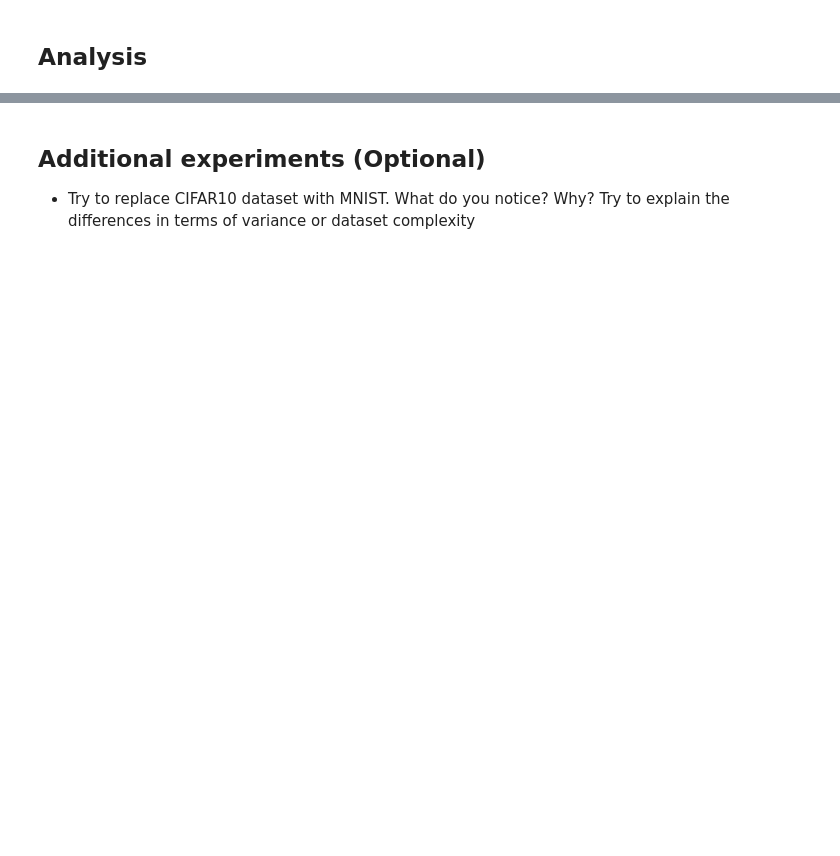
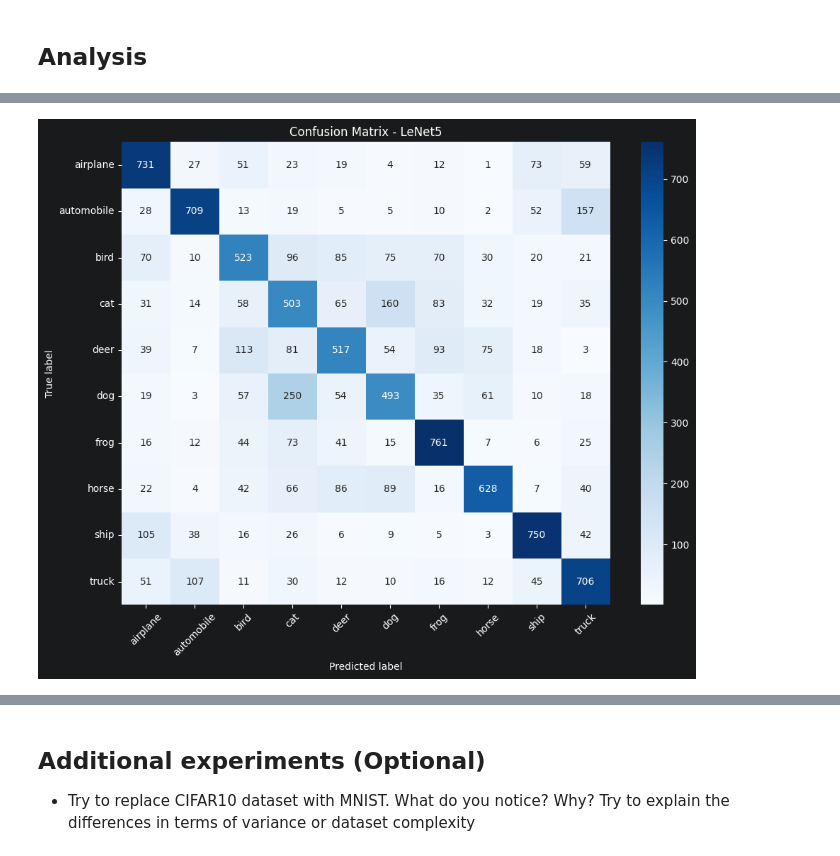
Before and after one commit to carl-lorenz/ML_practicals, a Jupyter notebook: Practical3/3_Buettner_Kortum_Lorenz.ipynb, the cells around one changed output, grey strips where cells are left out. Saved outputs shown, nothing was run; the diff lists cells and outputs as text; code cells hidden in the pictures; blank space fills up the shorter version.

```diff
--- a/Practical3/3_Buettner_Kortum_Lorenz.ipynb
+++ b/Practical3/3_Buettner_Kortum_Lorenz.ipynb
@@ -433,0 +669,26 @@ num_epochs = 20
+# %%
+## TODO: Plot the confusion matrix for LeNet5
+
+classes = test_loader.dataset.classes
+confusion = calc_confusion_values(test_loader, lenet, device)
+
+plt.figure(figsize=(10, 8))
+
+sns.heatmap(
+    confusion,
+    annot=True,             # writes actual numbers on the cells
+    cmap='Blues',
+    fmt='d',                # formats as integers
+    xticklabels=classes,
+    yticklabels=classes
+)
+
+plt.title('Confusion Matrix - LeNet5')
+plt.xlabel('Predicted label')
+plt.ylabel('True label')
+plt.xticks(rotation=45)
+
+plt.tight_layout()
+plt.show()
+# %% [output]
+[figure, added]
```
Also changed, not shown: parts of 23 cells of this notebook, 1 other file.
